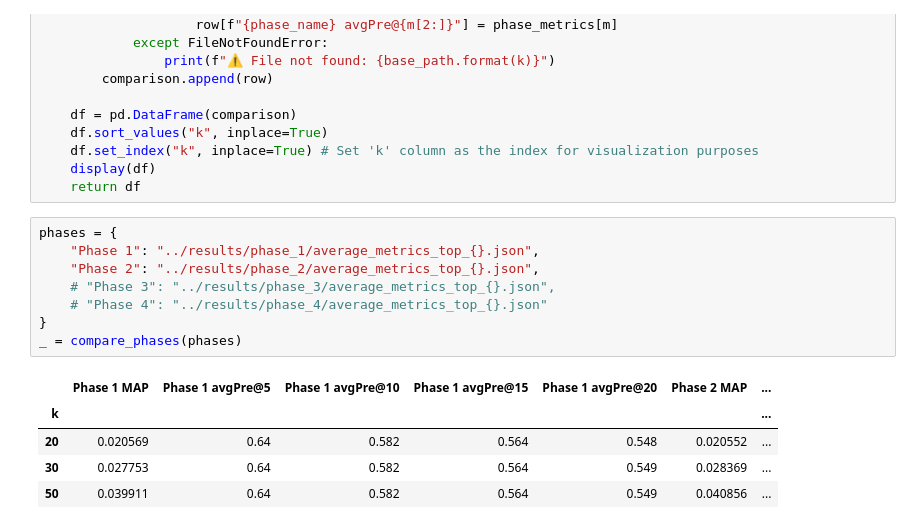
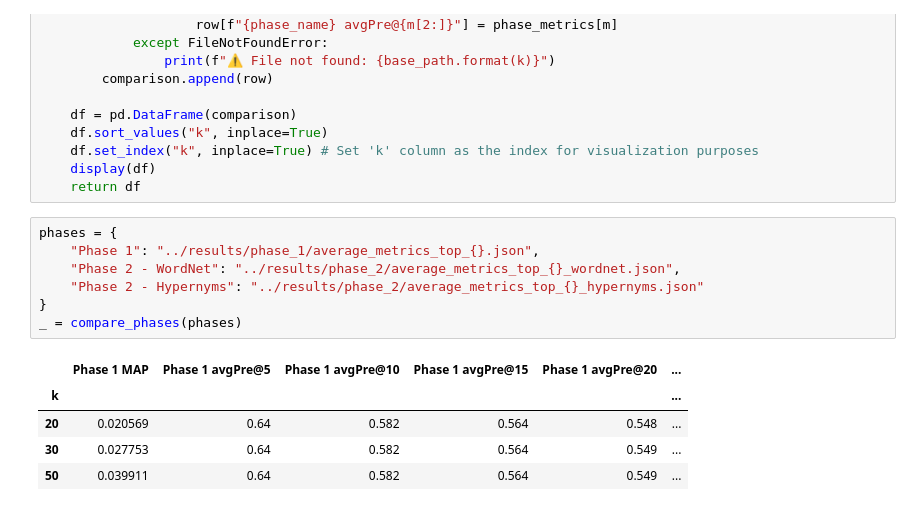
Before and after one commit to NIKOMAHOS/Information-Retrieval-Systems, a Jupyter notebook: notebooks/notebook_Phase_2.ipynb, the cells around one changed output. Saved outputs shown, nothing was run; the diff lists cells and outputs as text.

```diff
--- a/notebooks/notebook_Phase_2.ipynb
+++ b/notebooks/notebook_Phase_2.ipynb
@@ -775,14 +892,13 @@ def compare_phases(phases, k_values=[20, 30, 50], metrics=['map', 'P_5', 'P_10',
 # %%
 phases = {
     "Phase 1": "../results/phase_1/average_metrics_top_{}.json",
-    "Phase 2": "../results/phase_2/average_metrics_top_{}.json",
-    # "Phase 3": "../results/phase_3/average_metrics_top_{}.json",
-    # "Phase 4": "../results/phase_4/average_metrics_top_{}.json"
+    "Phase 2 - WordNet": "../results/phase_2/average_metrics_top_{}_wordnet.json",
+    "Phase 2 - Hypernyms": "../results/phase_2/average_metrics_top_{}_hypernyms.json"
 }
 _ = compare_phases(phases)
 # %% [output]
-|  | Phase 1 MAP | Phase 1 avgPre@5 | Phase 1 avgPre@10 | Phase 1 avgPre@15 | Phase 1 avgPre@20 | Phase 2 MAP | ... |
-| k |  |  |  |  |  |  | ... |
-| 20 | 0.020569 | 0.64 | 0.582 | 0.564 | 0.548 | 0.020552 | ... |
-| 30 | 0.027753 | 0.64 | 0.582 | 0.564 | 0.549 | 0.028369 | ... |
-| 50 | 0.039911 | 0.64 | 0.582 | 0.564 | 0.549 | 0.040856 | ... |
+|  | Phase 1 MAP | Phase 1 avgPre@5 | Phase 1 avgPre@10 | Phase 1 avgPre@15 | Phase 1 avgPre@20 | ... |
+| k |  |  |  |  |  | ... |
+| 20 | 0.020569 | 0.64 | 0.582 | 0.564 | 0.548 | ... |
+| 30 | 0.027753 | 0.64 | 0.582 | 0.564 | 0.549 | ... |
+| 50 | 0.039911 | 0.64 | 0.582 | 0.564 | 0.549 | ... |
```
Also changed, not shown: parts of 16 cells of this notebook.
